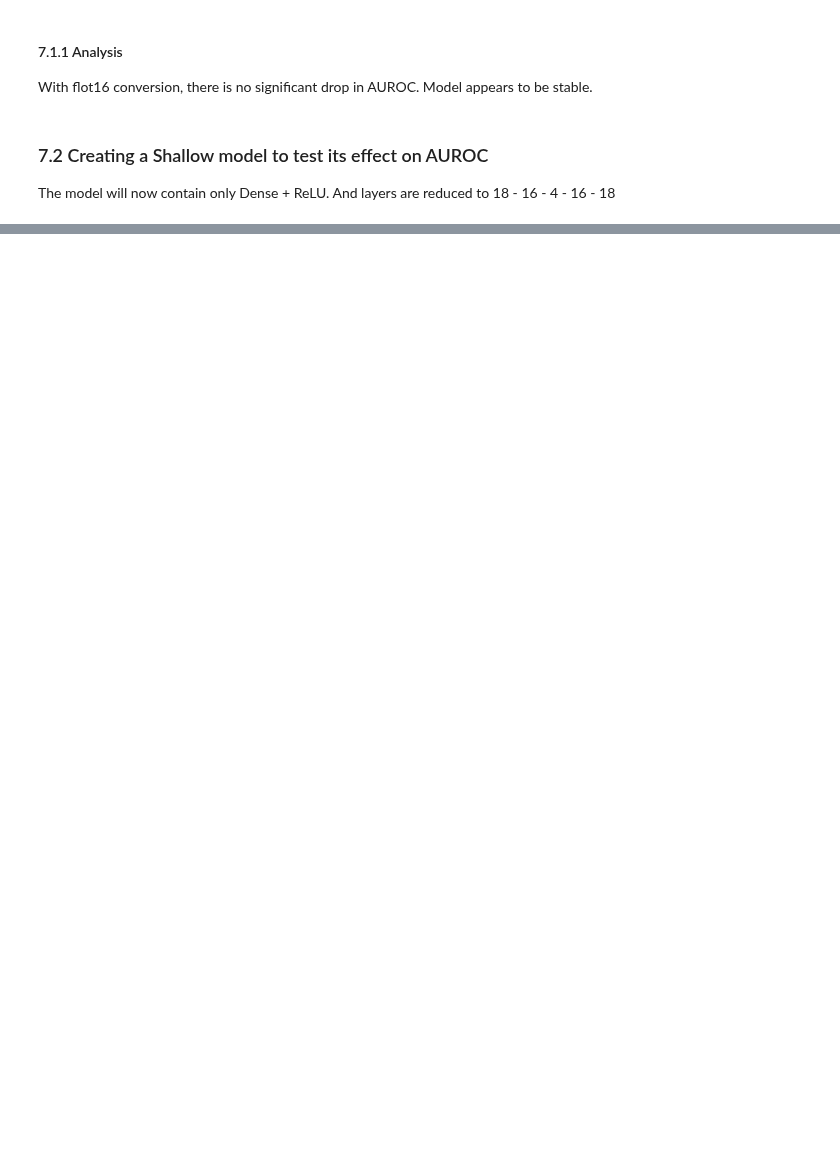
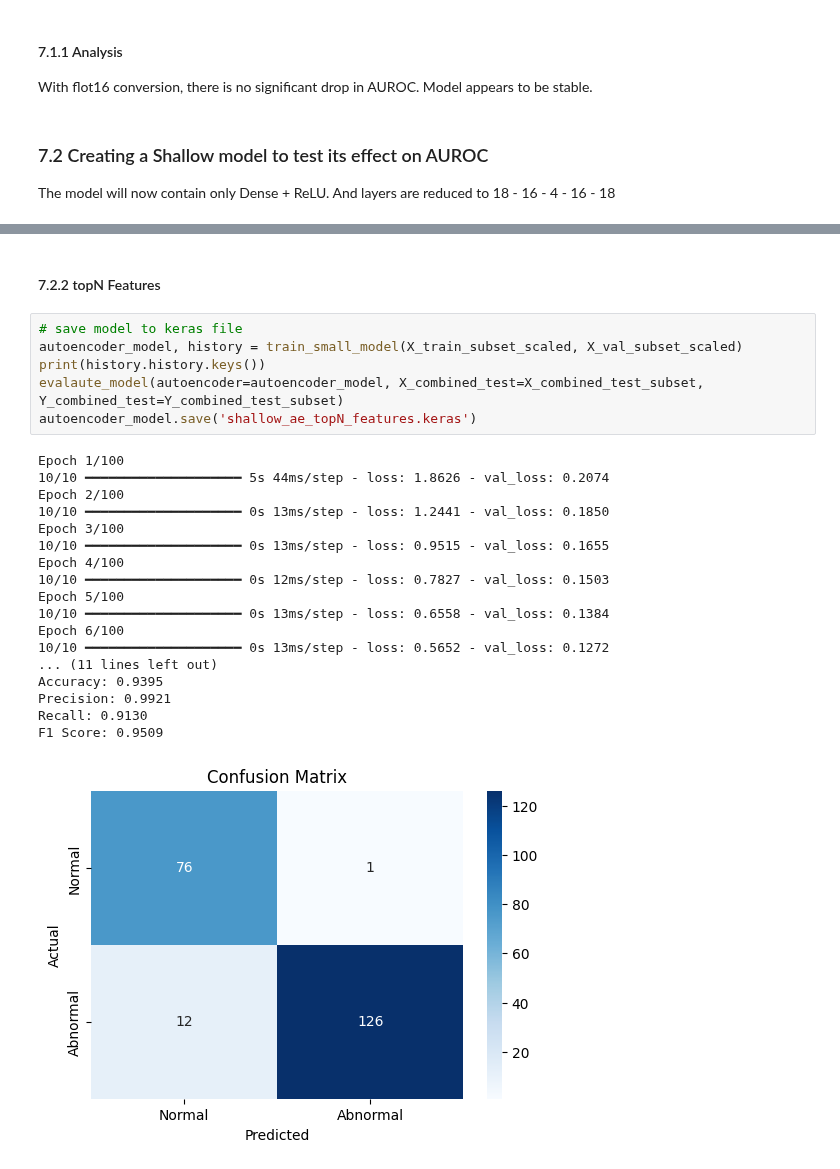
Before and after one commit to likesh525/MIMII-autoencoder, a Jupyter notebook: autoencoder_draft.ipynb, the cells around one changed output, grey strips where cells are left out. Cells and saved outputs as stored; diff of their text form; blank space fills up the shorter version.

```diff
--- a/autoencoder_draft.ipynb
+++ b/autoencoder_draft.ipynb
@@ -1418,0 +1489,27 @@ The model will now contain only Dense + ReLU. And layers are reduced to 18 - 16
+# %% [markdown]
+#### 7.2.2 topN Features
+# %%
+# save model to keras file
+autoencoder_model, history = train_small_model(X_train_subset_scaled, X_val_subset_scaled)
+print(history.history.keys())
+evalaute_model(autoencoder=autoencoder_model, X_combined_test=X_combined_test_subset, Y_combined_test=Y_combined_test_subset)
+autoencoder_model.save('shallow_ae_topN_features.keras')
+# %% [output]
+Epoch 1/100
+10/10 ━━━━━━━━━━━━━━━━━━━━ 5s 44ms/step - loss: 1.8626 - val_loss: 0.2074
+Epoch 2/100
+10/10 ━━━━━━━━━━━━━━━━━━━━ 0s 13ms/step - loss: 1.2441 - val_loss: 0.1850
+Epoch 3/100
+10/10 ━━━━━━━━━━━━━━━━━━━━ 0s 13ms/step - loss: 0.9515 - val_loss: 0.1655
+Epoch 4/100
+10/10 ━━━━━━━━━━━━━━━━━━━━ 0s 12ms/step - loss: 0.7827 - val_loss: 0.1503
+Epoch 5/100
+10/10 ━━━━━━━━━━━━━━━━━━━━ 0s 13ms/step - loss: 0.6558 - val_loss: 0.1384
+Epoch 6/100
+10/10 ━━━━━━━━━━━━━━━━━━━━ 0s 13ms/step - loss: 0.5652 - val_loss: 0.1272
+... (11 lines left out)
+Accuracy: 0.9395
+Precision: 0.9921
+Recall: 0.9130
+F1 Score: 0.9509
+[figure, added]
```
Also changed, not shown: parts of 33 cells of this notebook.
